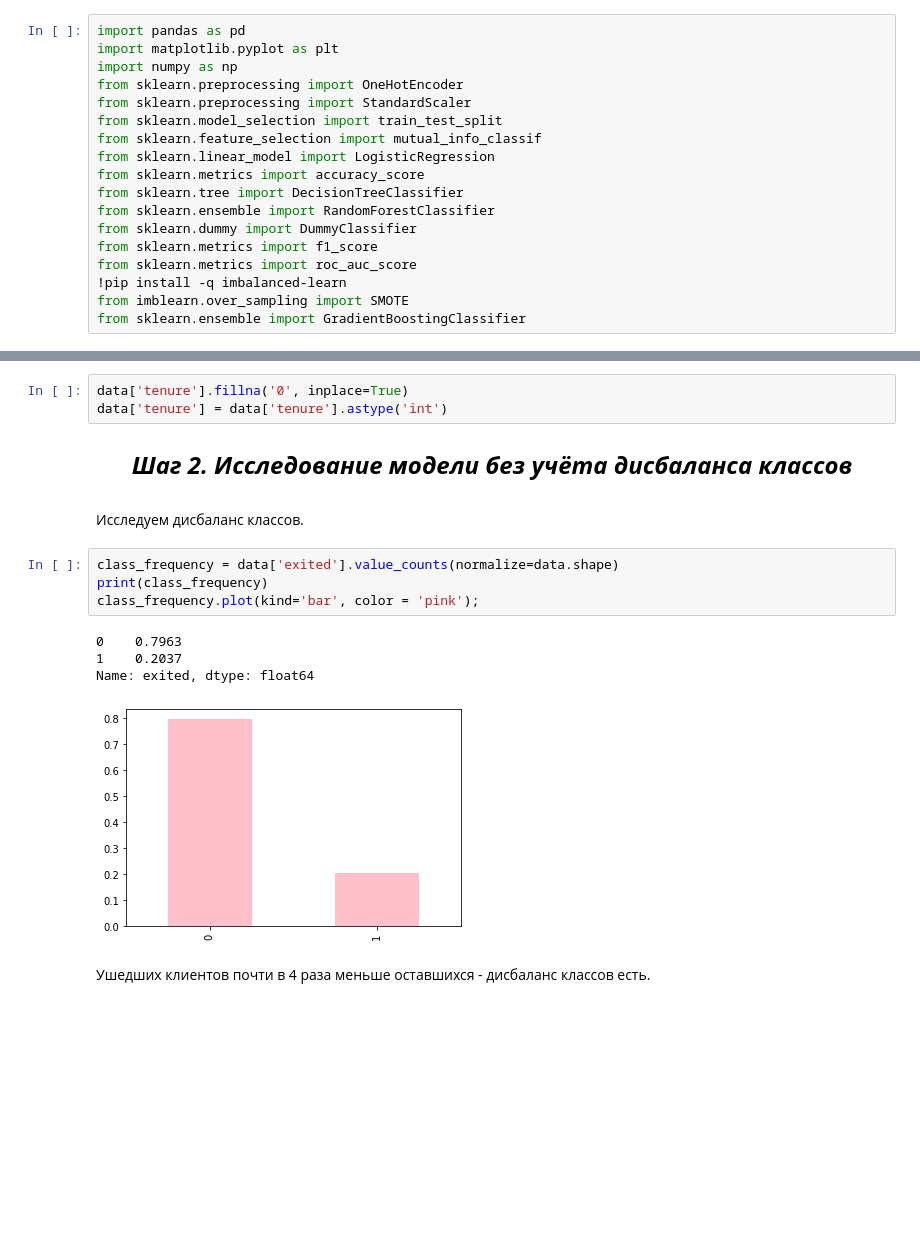
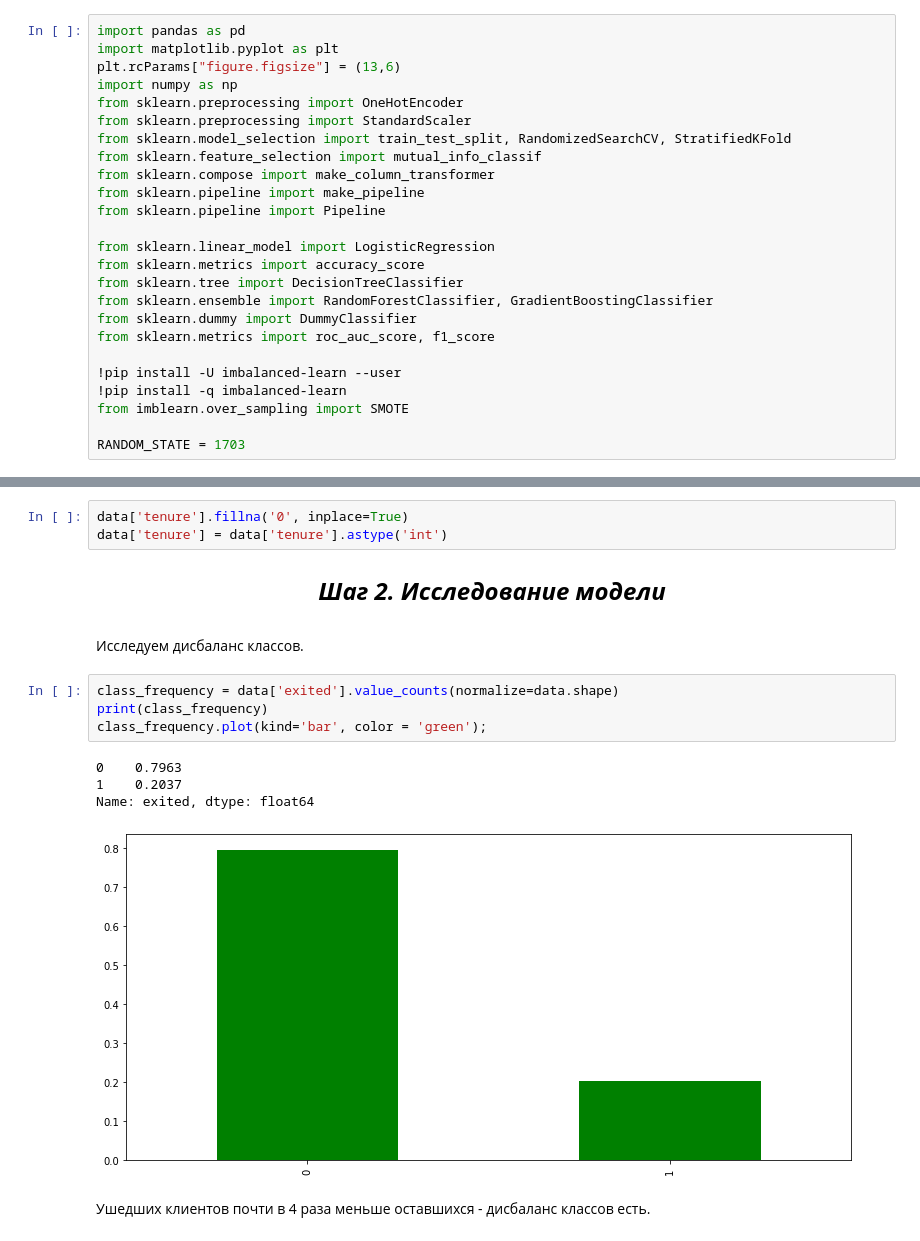
Before and after one commit to NatalyaKrotova/DS-Learning-projects, a Jupyter notebook: Customer_churn/customer_churn.ipynb, the cells around one changed output, grey strips where cells are left out. Cells and saved outputs as stored; diff of their text form; blank space fills up the shorter version.

```diff
--- a/Customer_churn/customer_churn.ipynb
+++ b/Customer_churn/customer_churn.ipynb
@@ -20,18 +23,25 @@
 # %%
 import pandas as pd
 import matplotlib.pyplot as plt
+plt.rcParams["figure.figsize"] = (13,6)
 import numpy as np
 from sklearn.preprocessing import OneHotEncoder
 from sklearn.preprocessing import StandardScaler
-from sklearn.model_selection import train_test_split
+from sklearn.model_selection import train_test_split, RandomizedSearchCV, StratifiedKFold
 from sklearn.feature_selection import mutual_info_classif
+from sklearn.compose import make_column_transformer
+from sklearn.pipeline import make_pipeline
+from sklearn.pipeline import Pipeline
+
 from sklearn.linear_model import LogisticRegression
 from sklearn.metrics import accuracy_score
 from sklearn.tree import DecisionTreeClassifier
-from sklearn.ensemble import RandomForestClassifier
+from sklearn.ensemble import RandomForestClassifier, GradientBoostingClassifier
 from sklearn.dummy import DummyClassifier
-from sklearn.metrics import f1_score
-from sklearn.metrics import roc_auc_score
+from sklearn.metrics import roc_auc_score, f1_score
+
+!pip install -U imbalanced-learn --user
 !pip install -q imbalanced-learn
 from imblearn.over_sampling import SMOTE
-from sklearn.ensemble import GradientBoostingClassifier
+
+RANDOM_STATE = 1703
@@ -100,17 +117,17 @@ data.drop(['surname', 'rownumber', 'customerid'], axis = 1, inplace=True)
 data['tenure'].fillna('0', inplace=True)
 data['tenure'] = data['tenure'].astype('int')
 # %% [markdown]
-<font size="5"><p style="text-align:center"><b> ***Шаг 2. Исследование модели без учёта дисбаланса классов*** </b></p></font>
+<font size="5"><p style="text-align:center"><b> ***Шаг 2. Исследование модели*** </b></p></font>
 # %% [markdown]
 Исследуем дисбаланс классов.
 # %%
 class_frequency = data['exited'].value_counts(normalize=data.shape)
 print(class_frequency)
-class_frequency.plot(kind='bar', color = 'pink');
+class_frequency.plot(kind='bar', color = 'green');
 # %% [output]
 0    0.7963
 1    0.2037
 Name: exited, dtype: float64
-[figure, old version]
+[figure, new version]
 # %% [markdown]
 Ушедших клиентов почти в 4 раза меньше оставшихся - дисбаланс классов есть.
```
Also changed, not shown: parts of 58 cells of this notebook, 1 other file.
